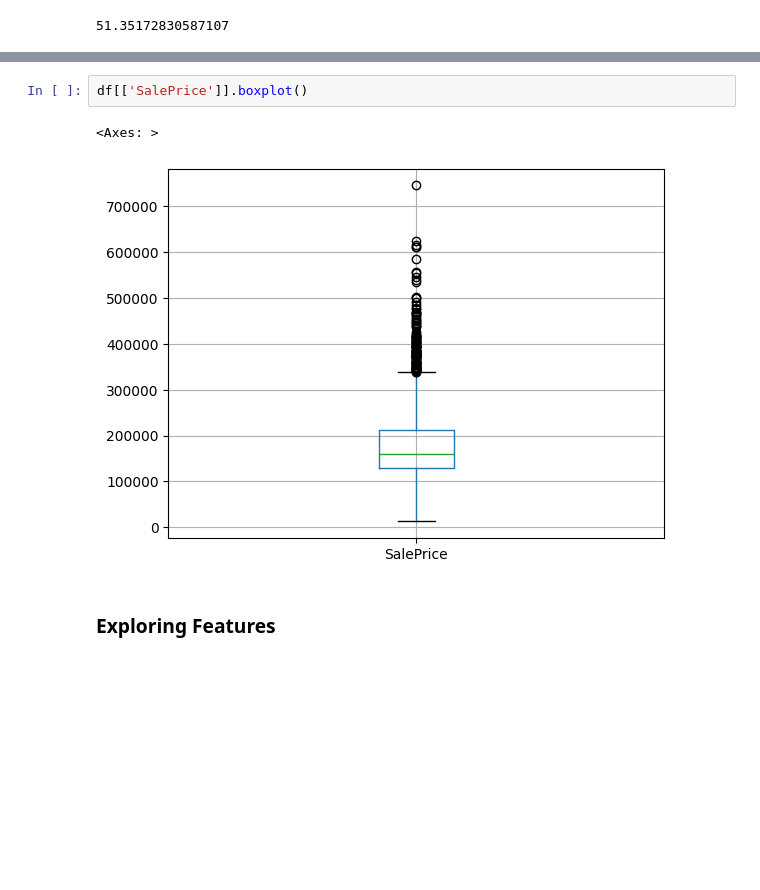
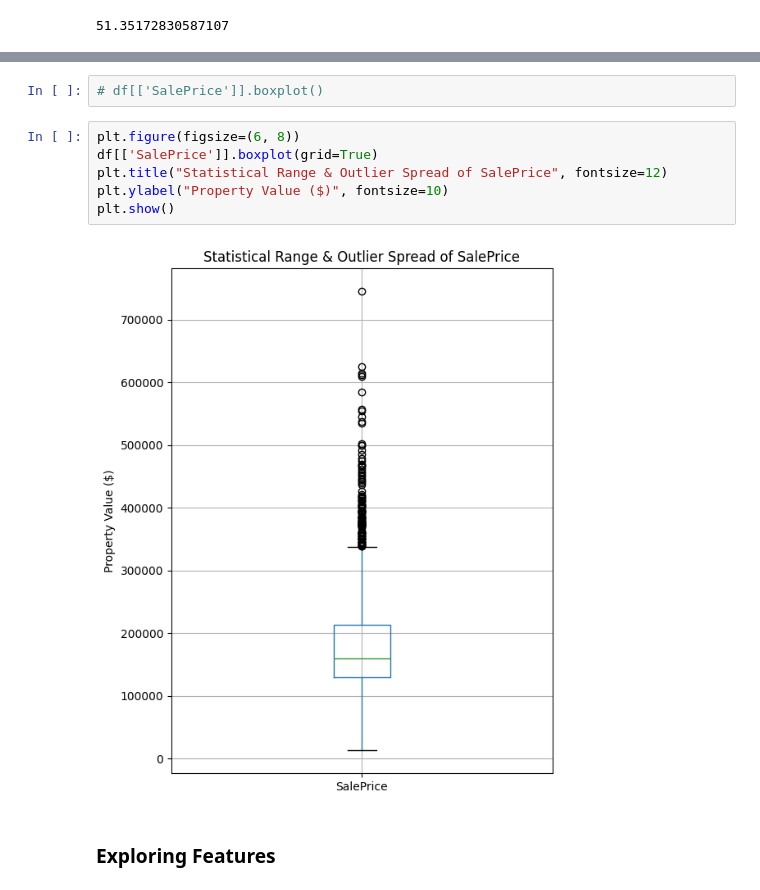
Before and after one commit to ikoghoddds-bit/Data-Science-Portfolio-C21, a Jupyter notebook: Projects/Project-2/Copy_of_Project_blank_template.ipynb, the cells around one changed output, grey strips where cells are left out. Saved outputs shown, nothing was run; the diff lists cells and outputs as text; blank space fills up the shorter version.

```diff
--- a/Projects/Project-2/Copy_of_Project_blank_template.ipynb
+++ b/Projects/Project-2/Copy_of_Project_blank_template.ipynb
@@ -222,8 +232,13 @@ plt.show()
 # %%
-df[['SalePrice']].boxplot()
+# df[['SalePrice']].boxplot()
-# %% [output]
-<Axes: >
-[figure, removed]
+# %%
+plt.figure(figsize=(6, 8))
+df[['SalePrice']].boxplot(grid=True)
+plt.title("Statistical Range & Outlier Spread of SalePrice", fontsize=12)
+plt.ylabel("Property Value ($)", fontsize=10)
+plt.show()
+# %% [output]
+[figure, added]
 # %% [markdown]
 ### Exploring Features
 # %%
```
Also changed, not shown: parts of 15 cells of this notebook.
